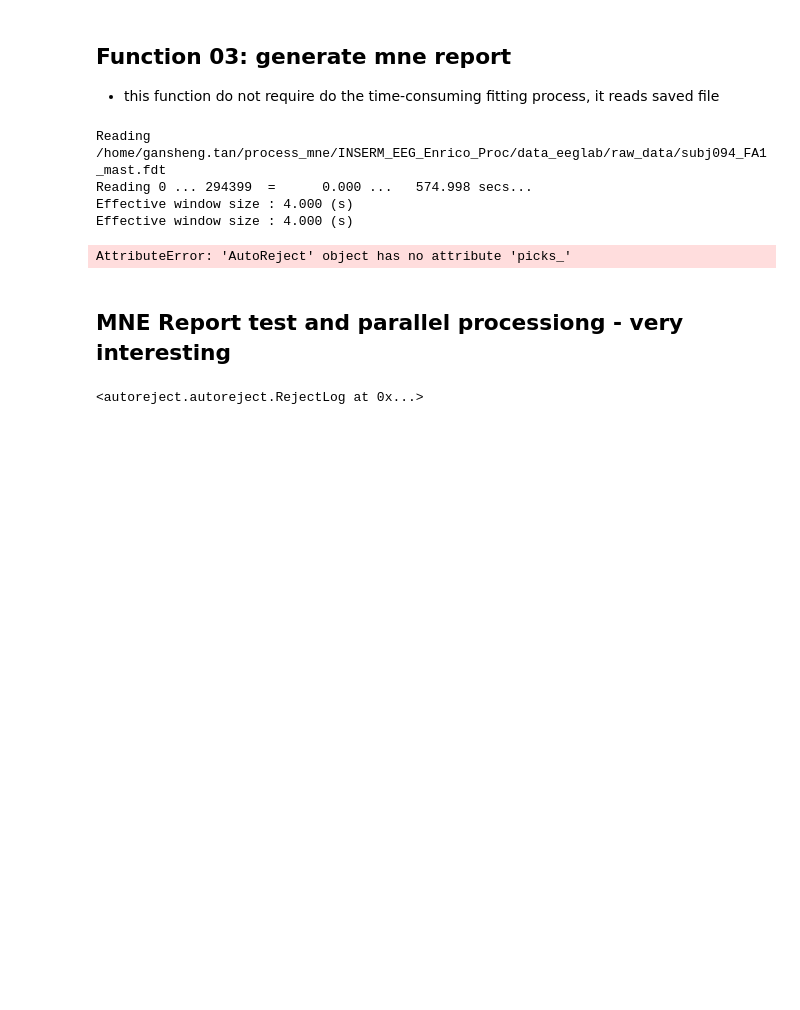
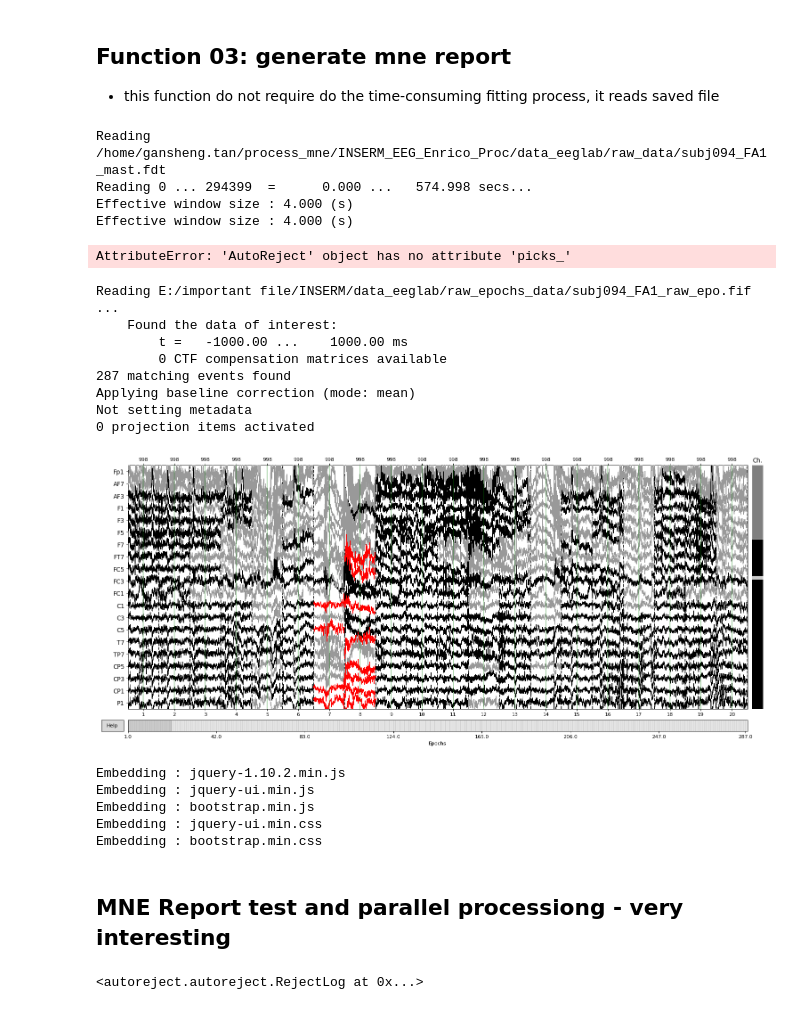
Before and after one commit to GanshengT/INSERM_EEG_Enrico_Proc, a Jupyter notebook: script_TAN/preproc/Autorej_local and ICA.ipynb, the cells around one changed output. Saved outputs shown, nothing was run; the diff lists cells and outputs as text; code cells hidden in the pictures; blank space fills up the shorter version.

Commit message:
debug in laptop

```diff
--- a/script_TAN/preproc/Autorej_local and ICA.ipynb
+++ b/script_TAN/preproc/Autorej_local and ICA.ipynb
@@ -1070,6 +1070,45 @@ Reading 0 ... 294399  =      0.000 ...   574.998 secs...
 Effective window size : 4.000 (s)
 Effective window size : 4.000 (s)
 AttributeError: 'AutoReject' object has no attribute 'picks_'
+# %%
+#debug from local laptop
+# yes !!
+from autoreject import read_auto_reject
+import mne
+from mne.report import Report
+subj='94'
+state='FA1'
+raw_data_path = 'E:/important file/INSERM/data_eeglab/raw_data/'
+filt_data_path = 'E:/important file/INSERM/data_eeglab/filt_data/'
+ica_file_path = 'E:/important file/INSERM/data_eeglab/ica_file/'
+montage_path = "C:/Users/aegea/python/INSERM/raw_data/Biosemi64_MAS_EOG.locs"
+first_ar_file_path = 'E:/important file/INSERM/data_eeglab/first_ar_file/'
+epochs_raw_path = 'E:/important file/INSERM/data_eeglab/raw_epochs_data/'
+f_first_autorej_ar = first_ar_file_path + 'subj0'+str(subj)+'_'+state+'_first_ar.fif'
+ar_first= read_auto_reject(f_first_autorej_ar)
+f_epochs_raw = epochs_raw_path + 'subj0'+str(subj)+'_'+state+'_raw_epo.fif'
+epochs_raw=mne.read_epochs(f_epochs_raw)
+reject_log=ar_first.get_reject_log(epochs_raw)
+figs= list()
+figs.append(reject_log.plot_epochs(epochs_raw))
+captions=('first ar rejecting rate')
+rep = Report(image_format = 'png', subject = 'subj0'+subj, raw_psd = True)
+rep.add_figs_to_section(figs=figs, captions=captions, section = 'autorej plot', image_format = 'svg')
+# %% [output]
+Reading E:/important file/INSERM/data_eeglab/raw_epochs_data/subj094_FA1_raw_epo.fif ...
+    Found the data of interest:
+        t =   -1000.00 ...    1000.00 ms
+        0 CTF compensation matrices available
+287 matching events found
+Applying baseline correction (mode: mean)
+Not setting metadata
+0 projection items activated
+[figure, added]
+Embedding : jquery-1.10.2.min.js
+Embedding : jquery-ui.min.js
+Embedding : bootstrap.min.js
+Embedding : jquery-ui.min.css
+Embedding : bootstrap.min.css
 # %% [markdown]
 ## MNE Report test and parallel processiong - very interesting
 # %%
```
Also changed, not shown: parts of 1 cell of this notebook.
